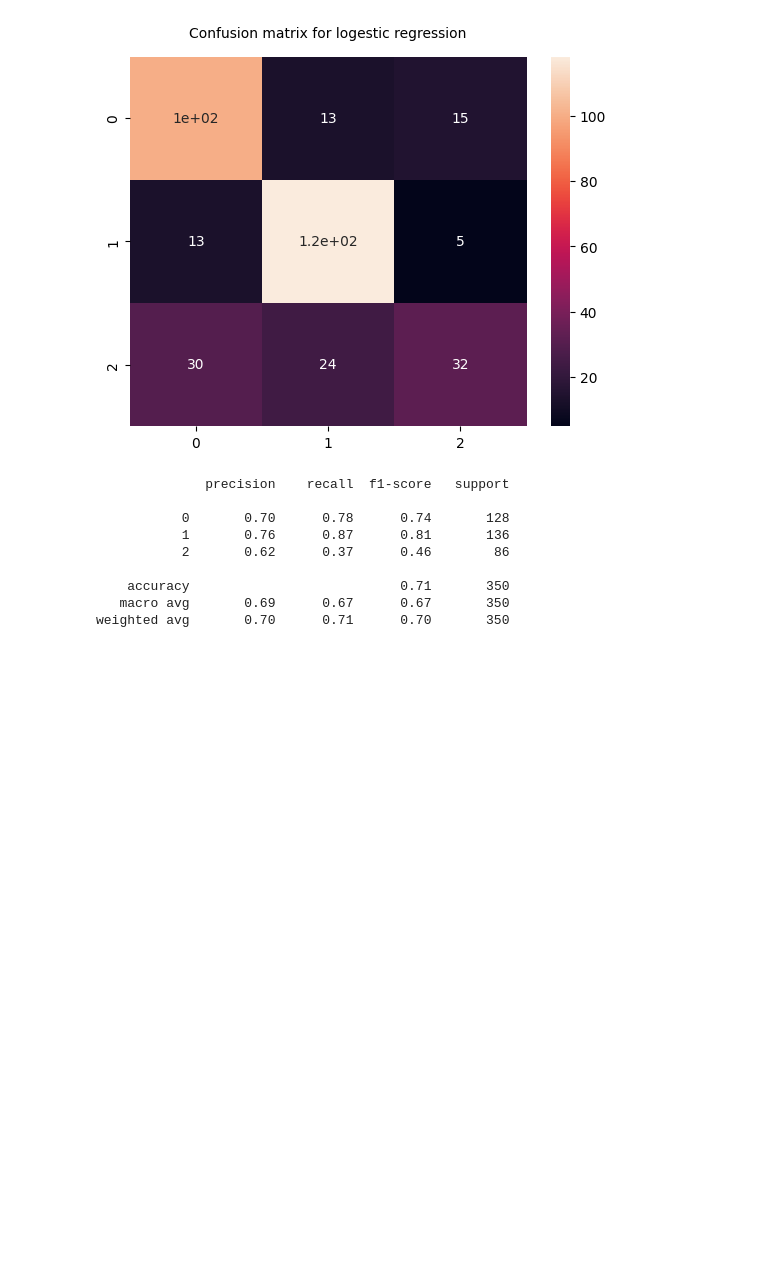
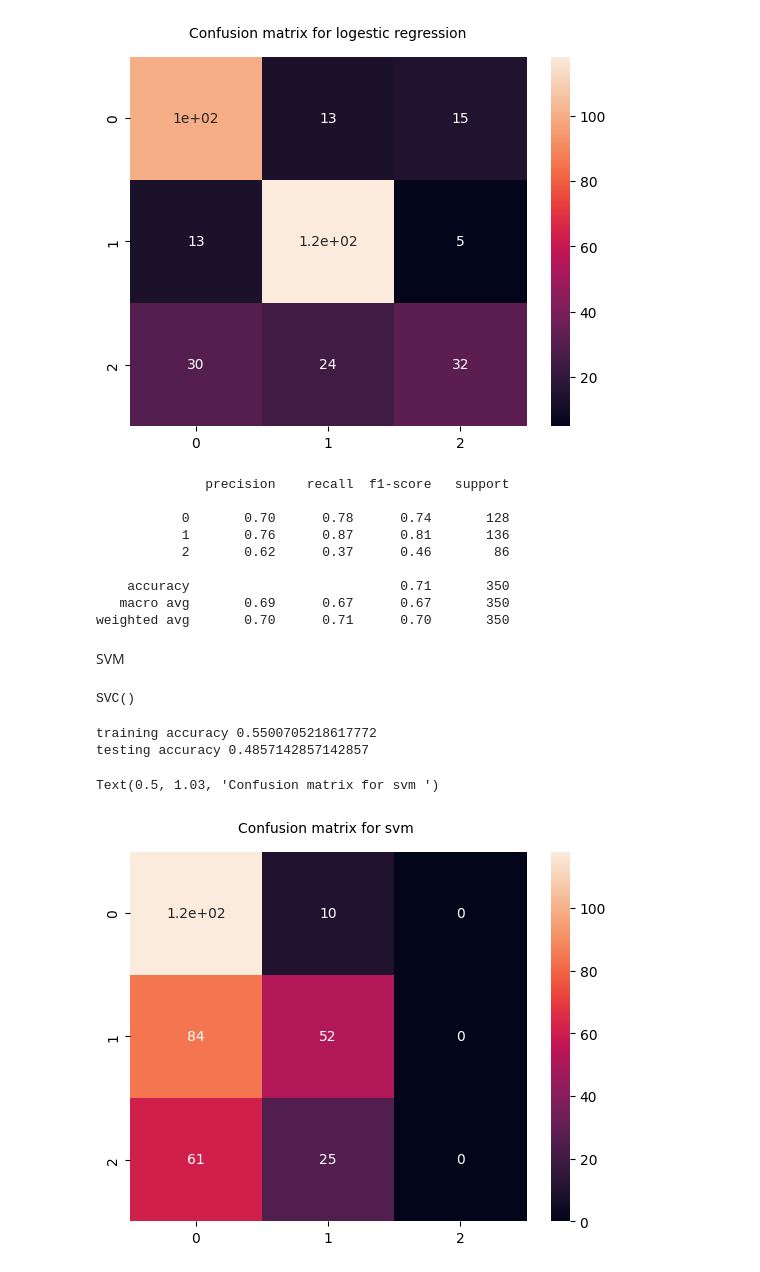
Before and after one commit to tanu1999/milk_quality, a Jupyter notebook: notebook/EDA.ipynb, the cells around one changed output. Saved outputs shown, nothing was run; the diff lists cells and outputs as text; code cells hidden in the pictures; blank space fills up the shorter version.

```diff
--- a/notebook/EDA.ipynb
+++ b/notebook/EDA.ipynb
@@ -281,3 +281,5 @@ print(metrics.classification_report(y_test,y_pred))
     accuracy                           0.71       350
    macro avg       0.69      0.67      0.67       350
 weighted avg       0.70      0.71      0.70       350
+# %% [markdown]
+SVM
@@ -283,0 +290,20 @@ weighted avg       0.70      0.71      0.70       350
+# %%
+svc=SVC()
+svc.fit(X_train,y_train)
+# %% [output]
+SVC()
+# %%
+print("training accuracy", svc.score(X_train,y_train))
+print("testing accuracy", svc.score(X_test,y_test))
+# %% [output]
+training accuracy 0.5500705218617772
+testing accuracy 0.4857142857142857
+# %%
+from sklearn.metrics import confusion_matrix,classification_report
+y_pred_svc=svc.predict(X_test)
+cf_matrix=confusion_matrix(y_test,y_pred_svc)
+sns.heatmap(cf_matrix,annot=True)
+plt.title("Confusion matrix for svm ",fontsize=10,y=1.03)
+# %% [output]
+Text(0.5, 1.03, 'Confusion matrix for svm ')
+[figure, added]
```
Also changed, not shown: parts of 18 cells of this notebook.
